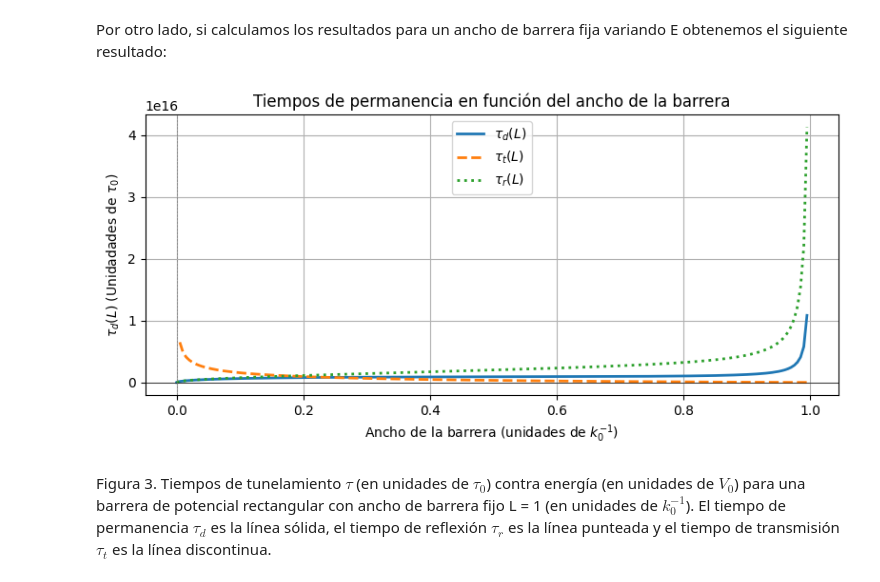
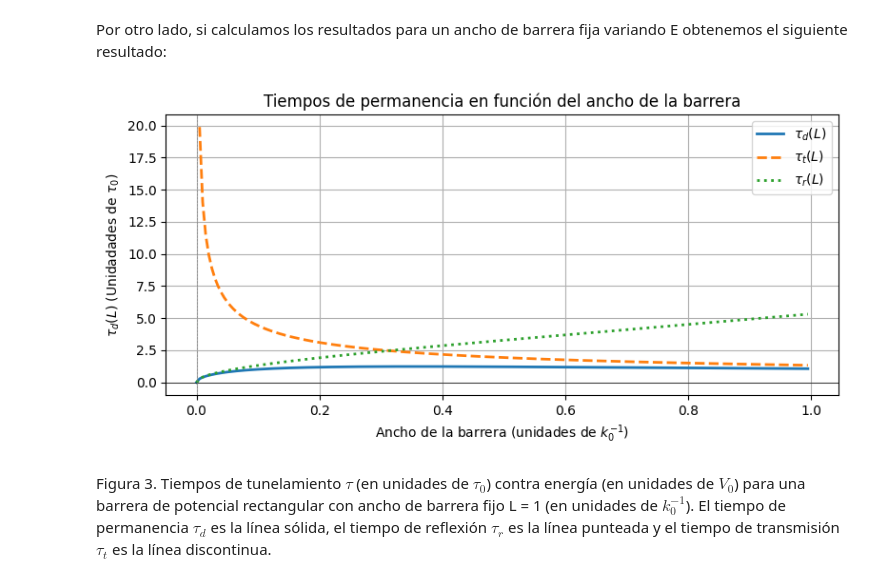
Before and after one commit to CR0NX73/Quantum-Tunnelling-Times, a Jupyter notebook: potenciales.ipynb, the cells around one changed output. Saved outputs shown, nothing was run; the diff lists cells and outputs as text; code cells hidden in the pictures.

```diff
--- a/potenciales.ipynb
+++ b/potenciales.ipynb
@@ -84,8 +92,8 @@ Primero, obtenemos resultados del tiempo de permanencia para una energía fija E
 # %%
 # Se definen las constantes
 
-m = 9.11e-31         # Masa del electrón (kg)
-hbar = 6.582119e-16     #Constante de Planck reducida (eV s)
+m = 511000         # Masa del electrón (eV)
+hbar = 197.3    #Constante de Planck reducida (eV nm)
 V0 = 1  # altura de la barrera (eV)
 E = 0.5*V0 # energía de la partícula incidente (eV)
 
@@ -96,14 +104,14 @@ kappa = np.sqrt(2*m*(V0 - E))/hbar
 tau_0 = hbar / (2*V0) #Tiempo característico para determinar las unidades de tiempos de tunelaje
 k0 = np.sqrt(k**2 + kappa**2) #Utilizado para medir la unidades del ancho de barrera
 
-Q = lambda L: np.sinh(2*kappa*L) - 2*kappa*L*(k**2 - kappa**2)
-tau_d = lambda L: k/kappa * Q(L)/(np.sinh(kappa*L)**2 + (2*k*kappa)**2) # dwell time
+Q = lambda L: np.sinh(2*kappa*L)*(k**2 + kappa**2) + 2*kappa*L*(kappa**2 - k**2)
+tau_d = lambda L: m/(hbar * kappa) * k/((k**2 + kappa**2)**2 * np.sinh(kappa*L)**2 + (2*k*kappa)**2) * Q(L) # dwell time
 
-tau_t = lambda L: 1/(4*k**kappa**3)*Q(L) #tau_t
+tau_t = lambda L: m/hbar * 1/(4*k*kappa**3)*Q(L) #tau_t
 
-tau_r = lambda L: k/kappa * Q(L)/np.sinh(kappa*L)**2 #tau_r
+tau_r = lambda L: m/(hbar * kappa) * k/((k**2 + kappa**2)**2 * np.sinh(kappa*L)**2) * Q(L) #tau_r
 
-L = np.arange(0.05, 2, 0.05) #Lista de anchos de barrera (nm)
+L = np.arange(0.05, 0.5, 0.05) #Lista de anchos de barrera (nm)
 
 dwell_times = tau_d(L) # Lista de resultados de tiempos de permanencia
 
@@ -145,39 +153,39 @@ k0 = np.sqrt(k(E)**2 + kappa(E)**2) #Utilizado para medir la unidades del ancho
 
 L = 1 / k0 #L es 1 en unidades de k0^-1
 
-Q = lambda E: np.sinh(2*kappa(E)*L) - 2*kappa(E)*L*(k(E)**2 - kappa(E)**2)
-tau_d = lambda E: k(E)/kappa(E) * Q(E)/(np.sinh(kappa(E)*L)**2 + (2*k(E)*kappa(E))**2) # dwell time
+Q = lambda E: np.sinh(2*kappa(E)*L)*(k(E)**2 + kappa(E)**2) + 2*kappa(E)*L*(kappa(E)**2 - k(E)**2)
+tau_d = lambda E: m/(hbar * kappa(E)) * k(E)/((k(E)**2 + kappa(E)**2)**2 * np.sinh(kappa(E)*L)**2 + (2*k(E)*kappa(E))**2) * Q(E) # dwell time
 
-tau_t = lambda E: 1/(4*k(E)**kappa(E)**3)*Q(E) #tau_t
+tau_t = lambda E: m/hbar * 1/(4*k(E)*kappa(E)**3)*Q(E) #tau_t
 
-tau_r = lambda E: k(E)/kappa(E) * Q(E)/np.sinh(kappa(E)*L)**2 #tau_r
+tau_r = lambda E: m/(hbar * kappa(E)) * k(E)/((k(E)**2 + kappa(E)**2)**2 * np.sinh(kappa(E)*L)**2) * Q(E) #tau_r
 
 
 E = np.arange(0, V0, 1e-3) # Lista de valores de energía
 
 dwell_times = tau_d(E) # Lista de resultados de tiempos de permanencia
 
 t_t = tau_t(E) # Lista de resultados de tau_t
 
 t_r = tau_r(E) # Lista de resultaods de tau_r
 
 #Se grafican los resultados en función del ancho de la barrera
 plt.figure(figsize=(8, 4))
 plt.plot(E/V0, dwell_times/tau_0, linestyle = '-', label = r"$\tau_d(L)$", lw=2) # Gráfica de tau_d
 plt.plot(E/V0, t_t/tau_0, linestyle = '--',label = r"$\tau_t(L)$", lw=2) # Gráfica de tau_t
 plt.plot(E/V0, t_r/tau_0, linestyle = ':',label = r"$\tau_r(L)$", lw=2) # Gráfica de tau_r
 
 plt.title('Tiempos de permanencia en función del ancho de la barrera')
 plt.xlabel(r'Ancho de la barrera (unidades de $k_0^{-1}$)')
 plt.ylabel(r'$\tau_d(L)$ (Unidadades de $\tau_0$)')
 plt.legend()
 plt.grid(True)
 plt.axhline(0, color='black', lw=0.5)
 plt.axvline(0, color='gray', linestyle='--', lw=0.5)
 plt.tight_layout()
 plt.show()
 # %% [output]
-[figure, old version]
+[figure, new version]
 # %% [markdown]
 Figura 3. Tiempos de tunelamiento $\tau$ (en unidades de $\tau_0$) contra energía (en unidades de $V_0$) para una barrera de potencial rectangular con ancho de barrera fijo L = 1 (en unidades de $k_0^{-1}$). El tiempo de permanencia $\tau_d$ es la línea sólida, el tiempo de reflexión $\tau_r$ es la línea punteada y el tiempo de transmisión $\tau_t$ es la línea discontinua.
 # %% [markdown]
```
Also changed, not shown: parts of 8 cells of this notebook.
